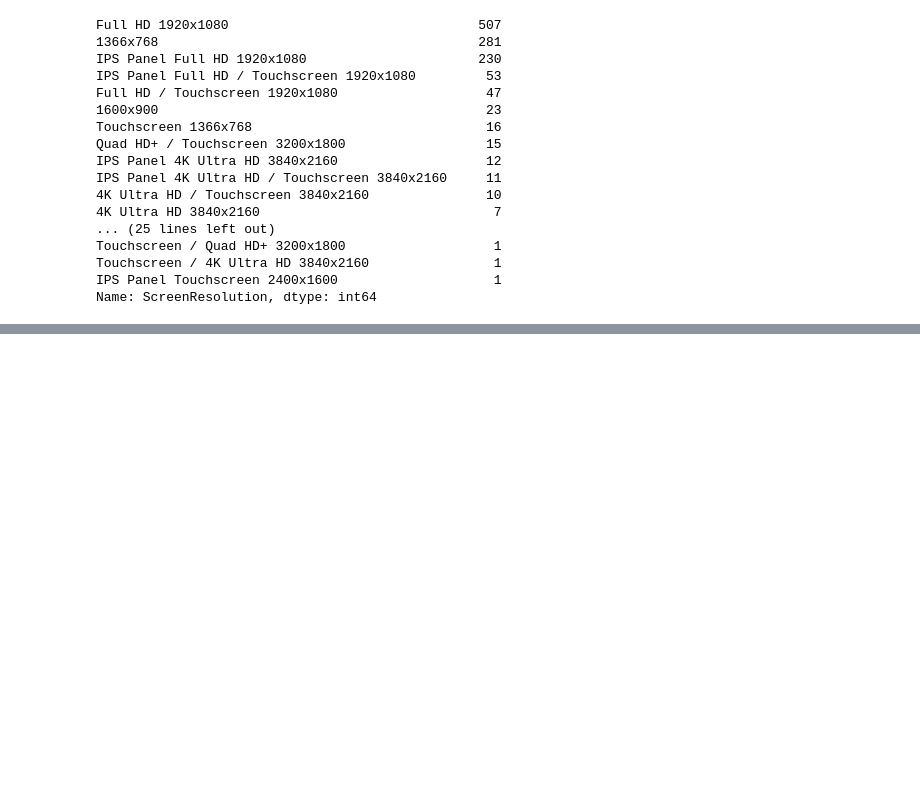
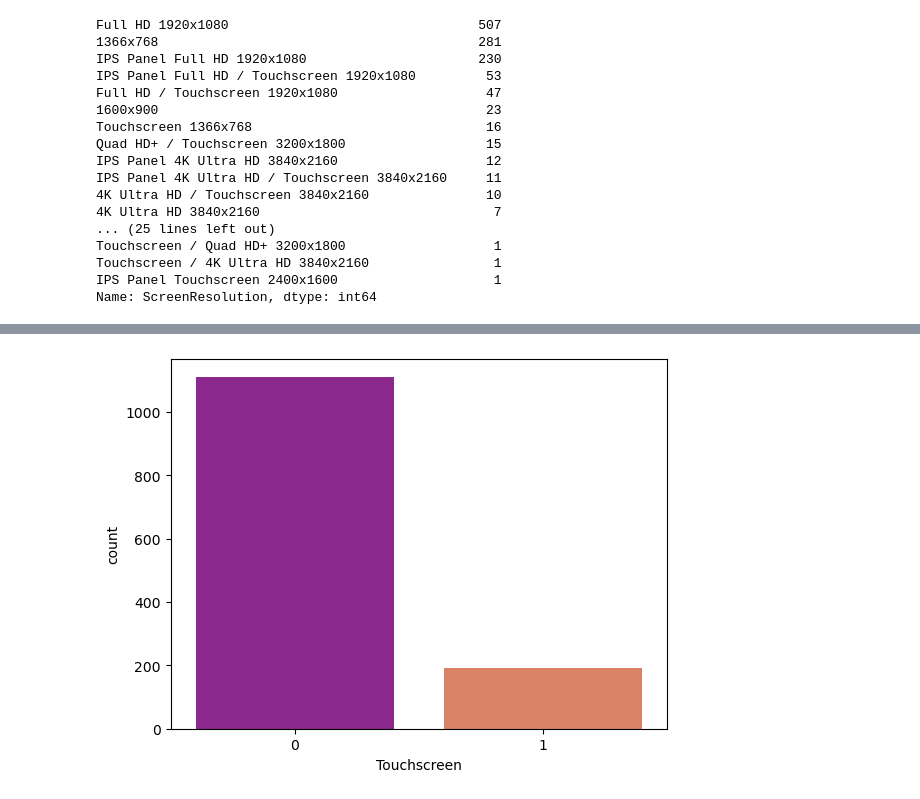
Before and after one commit to lawalsegun2025/laptop_price_predictor, a Jupyter notebook: laptop_price_predictor.ipynb, the cells around one changed output, grey strips where cells are left out. Drawn from its saved outputs; the diff is of its cells as text; code cells hidden in the pictures; blank space fills up the shorter version.

Commit message:
visualize the impact of touch screen on price of laptop

```diff
--- a/laptop_price_predictor.ipynb
+++ b/laptop_price_predictor.ipynb
@@ -273,7 +273,7 @@ Name: ScreenResolution, dtype: int64
 # Create a new column, touchscreen.
 # If the value is 1, that laptop is a touch screen
 
-df["TouchScreen"] = df["ScreenResolution"].apply(
+df["Touchscreen"] = df["ScreenResolution"].apply(
     lambda element: 1 if "Touchscreen" in element else 0
 )
 
@@ -296,0 +297,5 @@ df.sample(5)
+# %%
+# Visualize the countplot of TouchScreen Column
+sns.countplot(x="Touchscreen", data=df, palette="plasma");
+# %% [output]
+[figure, added]
```
Also changed, not shown: parts of 3 cells of this notebook.
